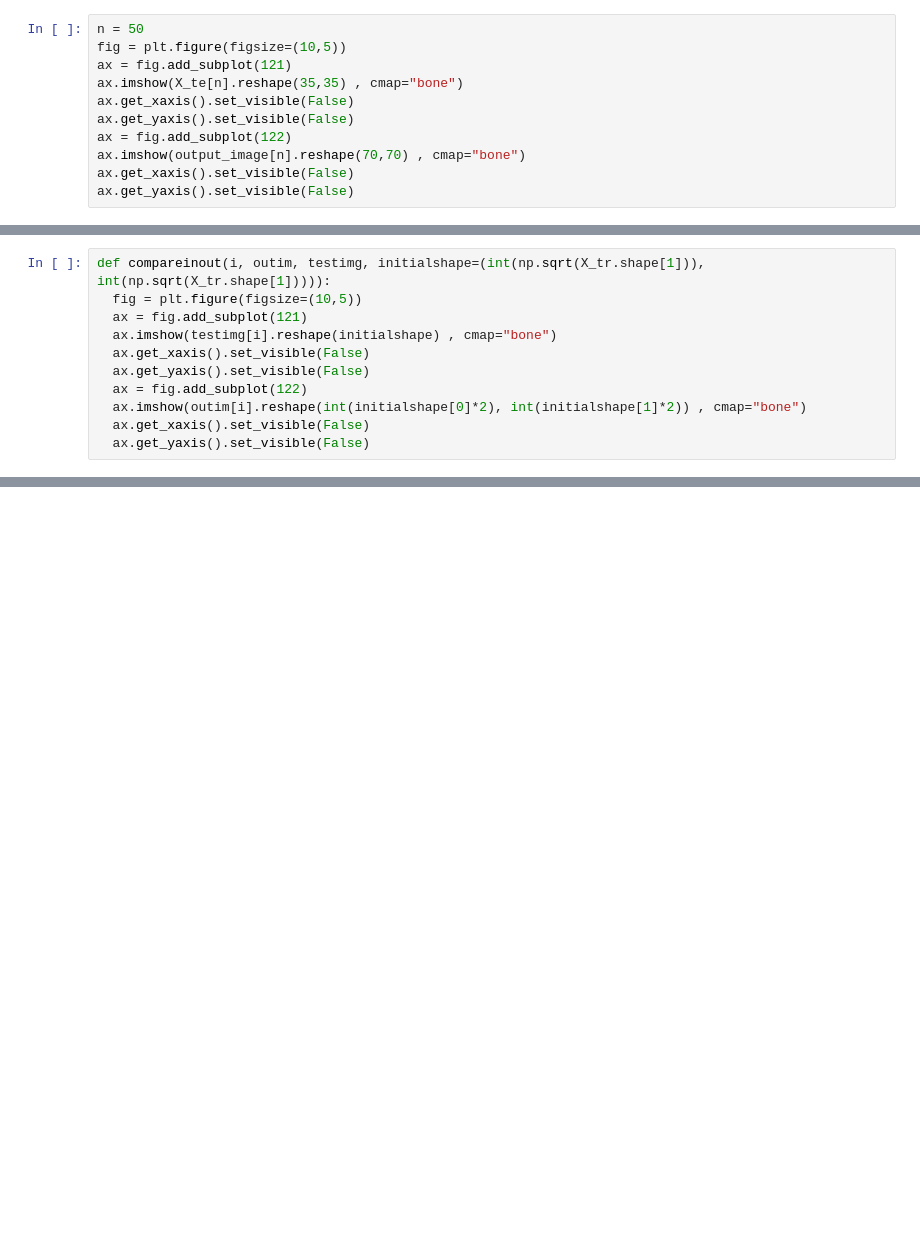
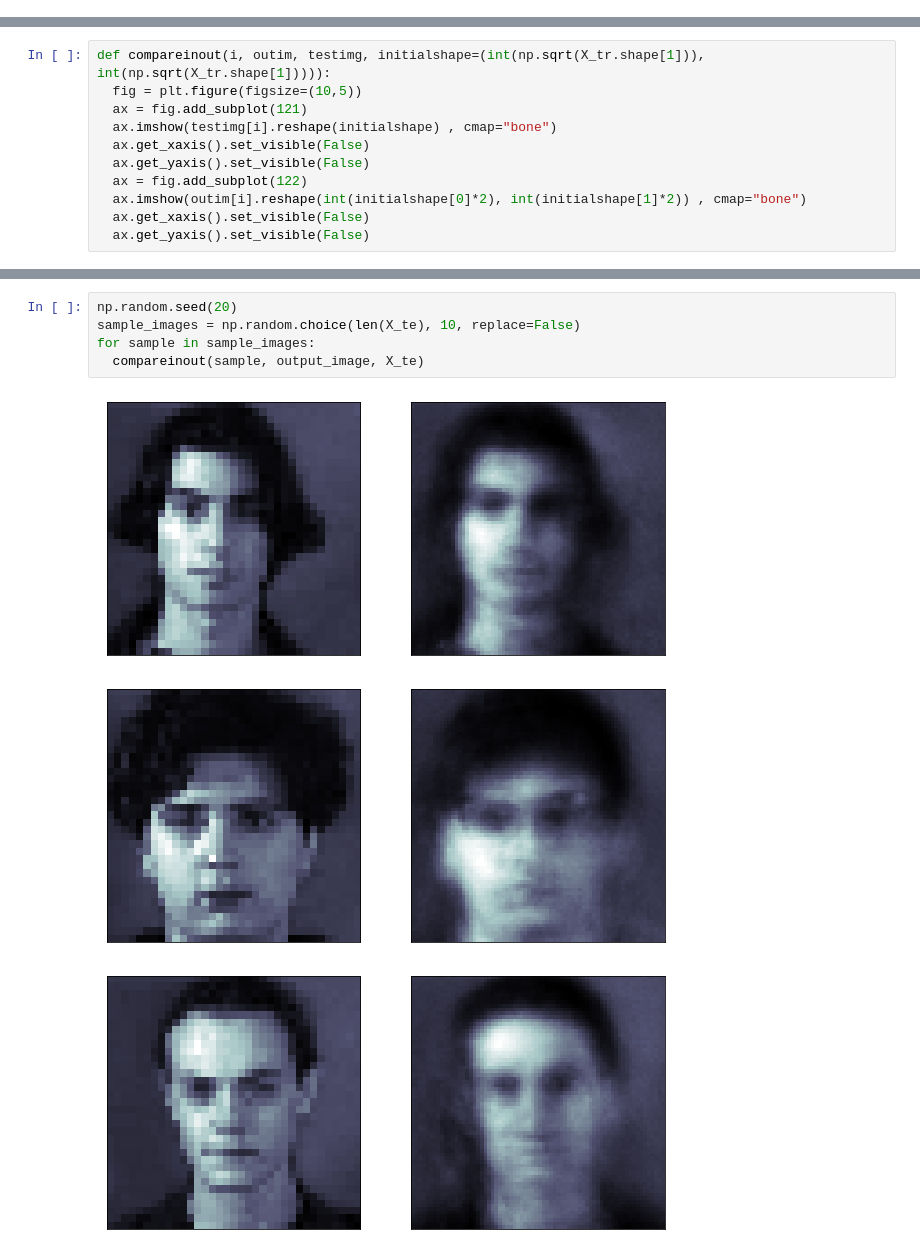
Before and after one commit to skumarudel/DSPS_SKumar, a Jupyter notebook: HW10/AutoEncoders_OnFaces.ipynb, the cells around one changed output, grey strips where cells are left out. Cells and saved outputs as stored; diff of their text form; blank space fills up the shorter version.

```diff
--- a/HW10/AutoEncoders_OnFaces.ipynb
+++ b/HW10/AutoEncoders_OnFaces.ipynb
@@ -222,14 +239,3 @@ output_image = model_face.predict(X_te)
 output_image.shape
 # %% [output]
 (432, 4900)
-# %%
-n = 50
-fig = plt.figure(figsize=(10,5))
-ax = fig.add_subplot(121)
-ax.imshow(X_te[n].reshape(35,35) , cmap="bone")
-ax.get_xaxis().set_visible(False)
-ax.get_yaxis().set_visible(False)
-ax = fig.add_subplot(122)
-ax.imshow(output_image[n].reshape(70,70) , cmap="bone")
-ax.get_xaxis().set_visible(False)
-ax.get_yaxis().set_visible(False)
@@ -262,0 +253,9 @@ for i in range(10):
+# %%
+np.random.seed(20)
+sample_images = np.random.choice(len(X_te), 10, replace=False)
+for sample in sample_images:
+  compareinout(sample, output_image, X_te)
+# %% [output]
+[figure, added]
+[figure, added]
+[figure, added]
```
Also changed, not shown: parts of 20 cells of this notebook.
